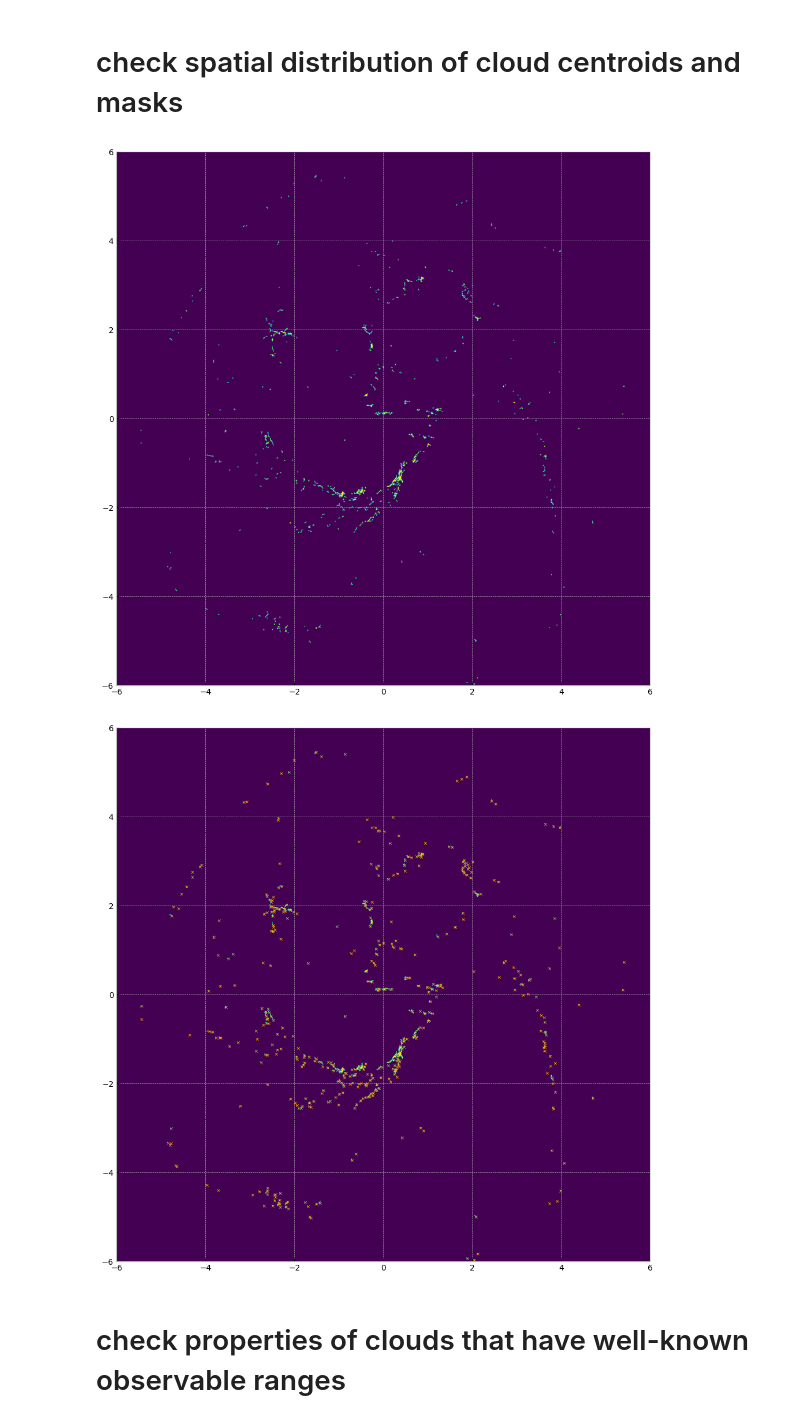
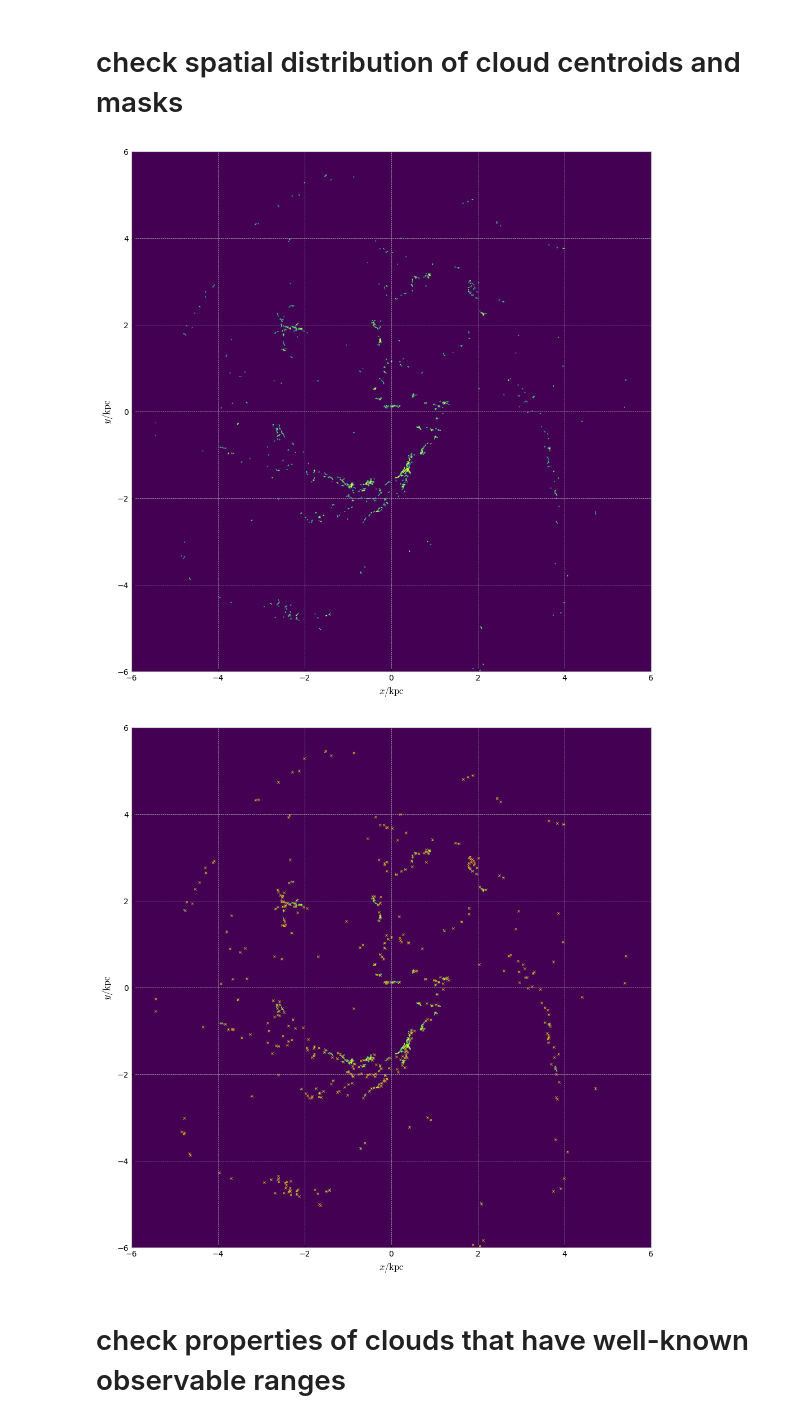
Before and after one commit to sjeffreson/cloud_evolution_networks, a Jupyter notebook: check_cloud-ID.ipynb, the cells around one changed output. Drawn from its saved outputs; the diff is of its cells as text; code cells hidden in the pictures.

```diff
--- a/check_cloud-ID.ipynb
+++ b/check_cloud-ID.ipynb
@@ -35,16 +35,20 @@ for mask in cloud_dict_of_lists['mask']:
 # %%
 fig = plt.figure(figsize=(12,12))
 plt.imshow(all_masks, extent=[-width/2., width/2., -width/2., width/2.])
+plt.xlabel(r'$x/{\rm kpc}$')
+plt.ylabel(r'$y/{\rm kpc}$')
 plt.show()
 # %% [output]
-[figure, old version]
+[figure, new version]
 # %%
 fig = plt.figure(figsize=(12,12))
 plt.imshow(all_masks, extent=[-width/2., width/2., -width/2., width/2.])
 plt.scatter(centroids[:,0]/ah.kpc_to_cm, centroids[:,1]/ah.kpc_to_cm, marker='x', color='orange', s=10, lw=0.5)
+plt.xlabel(r'$x/{\rm kpc}$')
+plt.ylabel(r'$y/{\rm kpc}$')
 plt.show()
 # %% [output]
-[figure, old version]
+[figure, new version]
 # %% [markdown]
 # check properties of clouds that have well-known observable ranges
 # %%
```
Also changed, not shown: parts of 3 cells of this notebook, 3 other files.
